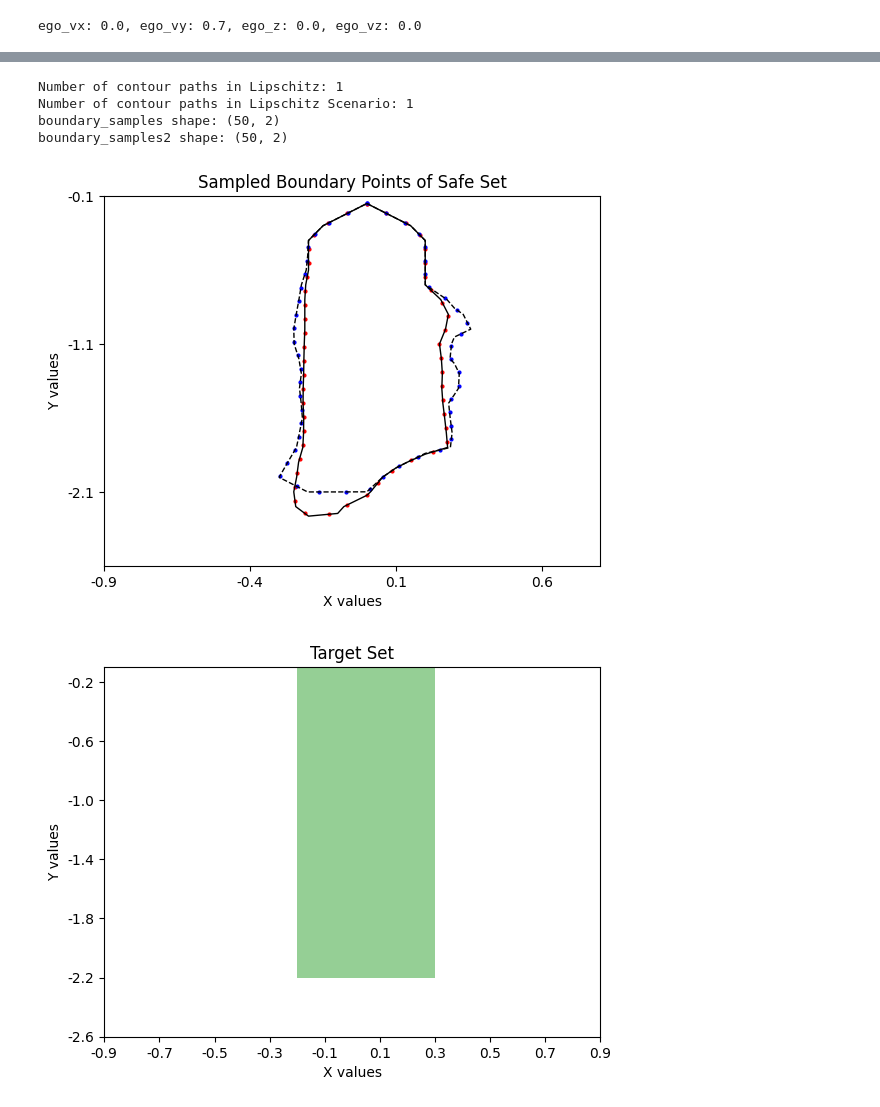
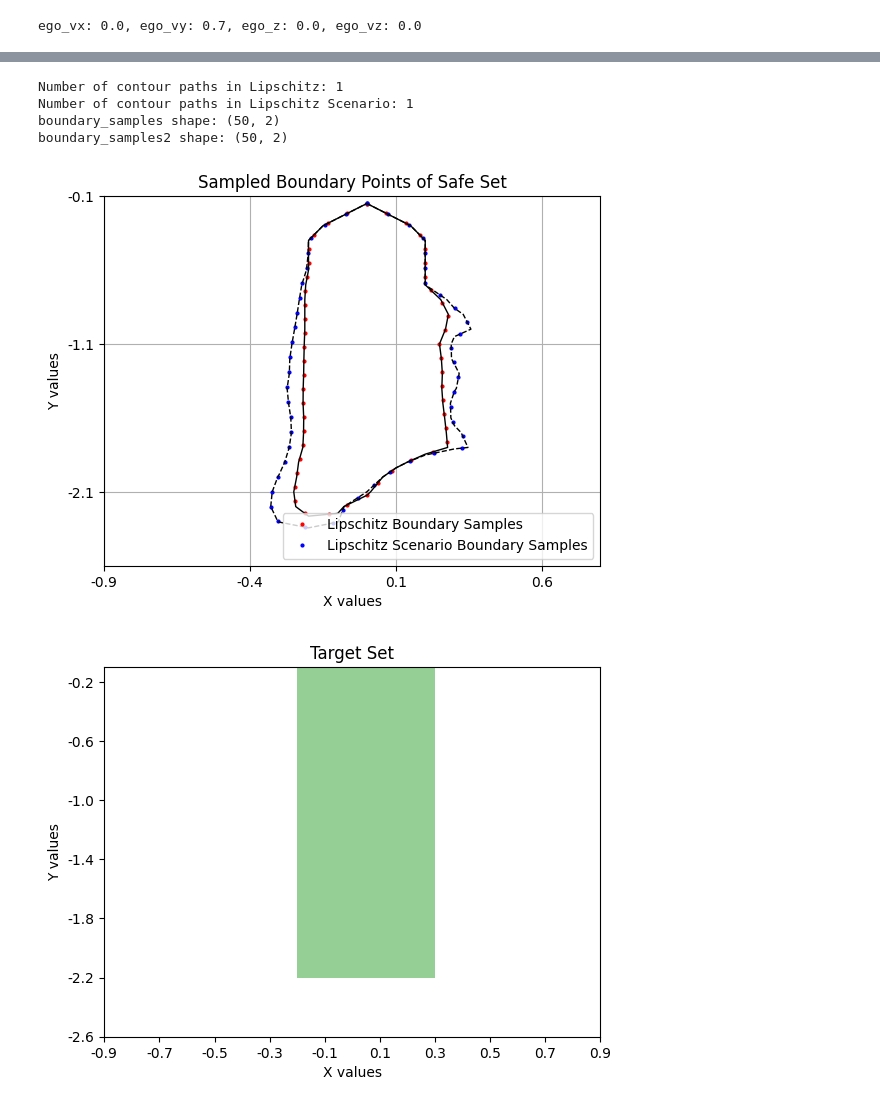
Before and after one commit to ebonyelsmith/Hierarchical_Probabilistic_Verification, a Jupyter notebook: experiment_script/droneracing_post_training_DDPG_eval_new_ebonye_updated_nodisturbance_newest_pipeline.ipynb, the cells around one changed output, grey strips where cells are left out. Cells and saved outputs as stored; diff of their text form; code cells hidden in the pictures.

```diff
--- a/experiment_script/droneracing_post_training_DDPG_eval_new_ebonye_updated_nodisturbance_newest_pipeline.ipynb
+++ b/experiment_script/droneracing_post_training_DDPG_eval_new_ebonye_updated_nodisturbance_newest_pipeline.ipynb
@@ -2023,7 +2024,7 @@ def calibrate_V_scenario2(env, state, horizon, alphaC_list_scenario, alphaR_list
 #     return radius, initial_states, nominal_trajs, state_trajs
 # %%
 def get_beta5(env, T, epsilon_x, epsilon_d):
-    d = 12
+    d = 1 #12
     eps = 1 - confidence
     num_scenarios = compute_min_scenarios_alex(eps, delt, d)
     print("Number of scenarios: ", num_scenarios)
@@ -2141,7 +2142,9 @@ def get_beta5(env, T, epsilon_x, epsilon_d):
     state_trajs = get_state_trajectory2_vectorized(env, initial_states_dev, nominal_actions, T)
 
     # Get radii
-    diffs = np.linalg.norm(state_trajs - nominal_trajs, axis=1)  # Shape: [num_scenarios, horizon]
+    print(f"state_trajs shape: {state_trajs.shape}")
+    diffs = np.linalg.norm(state_trajs - nominal_trajs, axis=1) #, ord=2)  # Shape: [num_scenarios, horizon]
+    # diffs = np.linalg.norm(state_trajs - nominal_trajs, axis=1, ord=np.inf)  # Shape: [num_scenarios, horizon]
 
     radius = np.max(diffs, axis=0)  # Take the maximum deviation across all scenarios for each time step
     print(f"radius: {radius}")
@@ -3162,8 +3164,8 @@ print(f"boundary_samples2 shape: {boundary_samples2.shape}")
 # Visualize sampled boundary points
 fig_boundary, ax_boundary = plt.subplots()
 ax_boundary.invert_yaxis()
-ax_boundary.plot(boundary_samples[:, 0], boundary_samples[:, 1], 'ro', markersize=2)
-ax_boundary.plot(boundary_samples2[:, 0], boundary_samples2[:, 1], 'bo', markersize=2)
+ax_boundary.plot(boundary_samples[:, 0], boundary_samples[:, 1], 'ro', markersize=2, label='Lipschitz Boundary Samples')
+ax_boundary.plot(boundary_samples2[:, 0], boundary_samples2[:, 1], 'bo', markersize=2, label='Lipschitz Scenario Boundary Samples')
 ax_boundary.set_title('Sampled Boundary Points of Safe Set')
 ax_boundary.set_xlabel('X values')
 ax_boundary.set_ylabel('Y values')
@@ -3177,34 +3179,38 @@ ax_boundary.set_yticklabels(np.round(y[::-y_interval], 1))
 #     (X+0.9)*10,
 #     (Y+2.6)*10,
 #     Vlp_flipped,
 #     levels=[0, V_lp.max()],
 #     colors=['tab:blue',],
 #     alpha=0.3
 # )
 ax_boundary.contour(
     (X+0.9)*10,
     (Y+2.6)*10,
     Vlp_flipped,
     levels=[0],
     colors='black',
     linewidths=1
 )
 ax_boundary.contour(
     (X+0.9)*10,
     (Y+2.6)*10,
     Vlp_scenario_updated_flipped,
     levels=[0],
     colors='black',
     linewidths=1,
     linestyles='dashed'
 )
+
+ax_boundary.legend()
+#grid on
+ax_boundary.grid(True)
 plt.show()
 # %% [output]
 Number of contour paths in Lipschitz: 1
 Number of contour paths in Lipschitz Scenario: 1
 boundary_samples shape: (50, 2)
 boundary_samples2 shape: (50, 2)
-[figure, old version]
+[figure, new version]
 # %%
 def target_set(X, Y, tmp_point):
     reward = np.zeros(X.shape)
```
Also changed, not shown: parts of 7 cells of this notebook, 11 other files.
